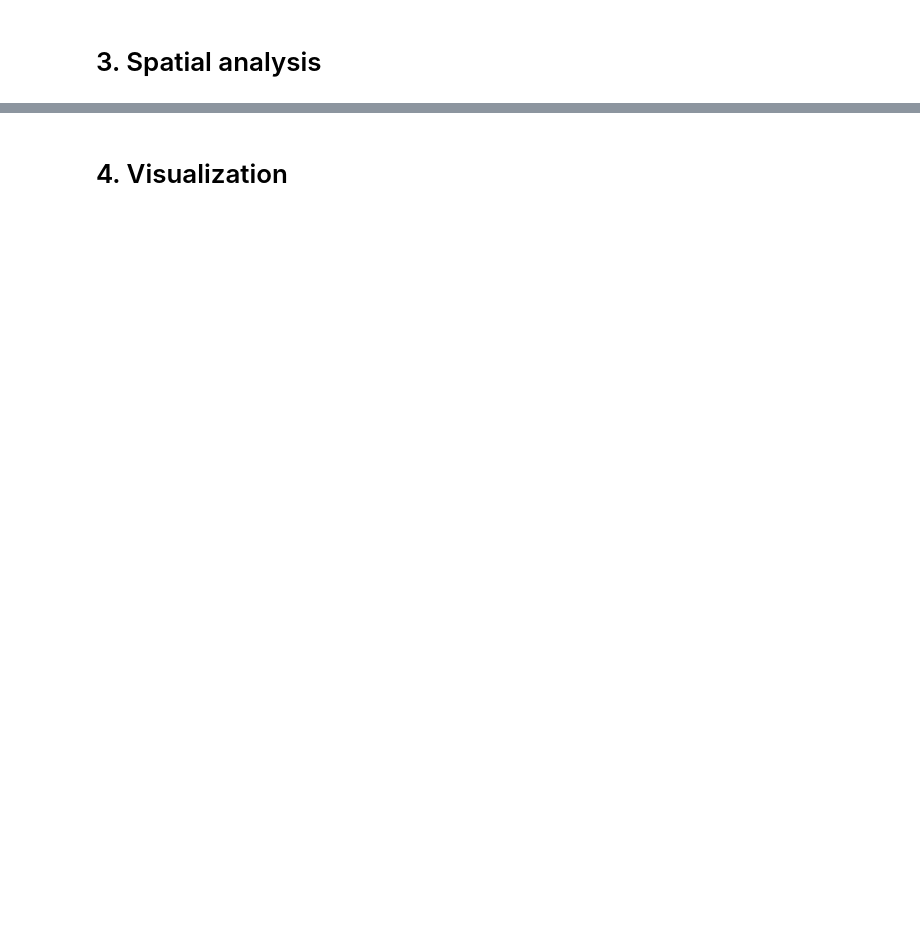
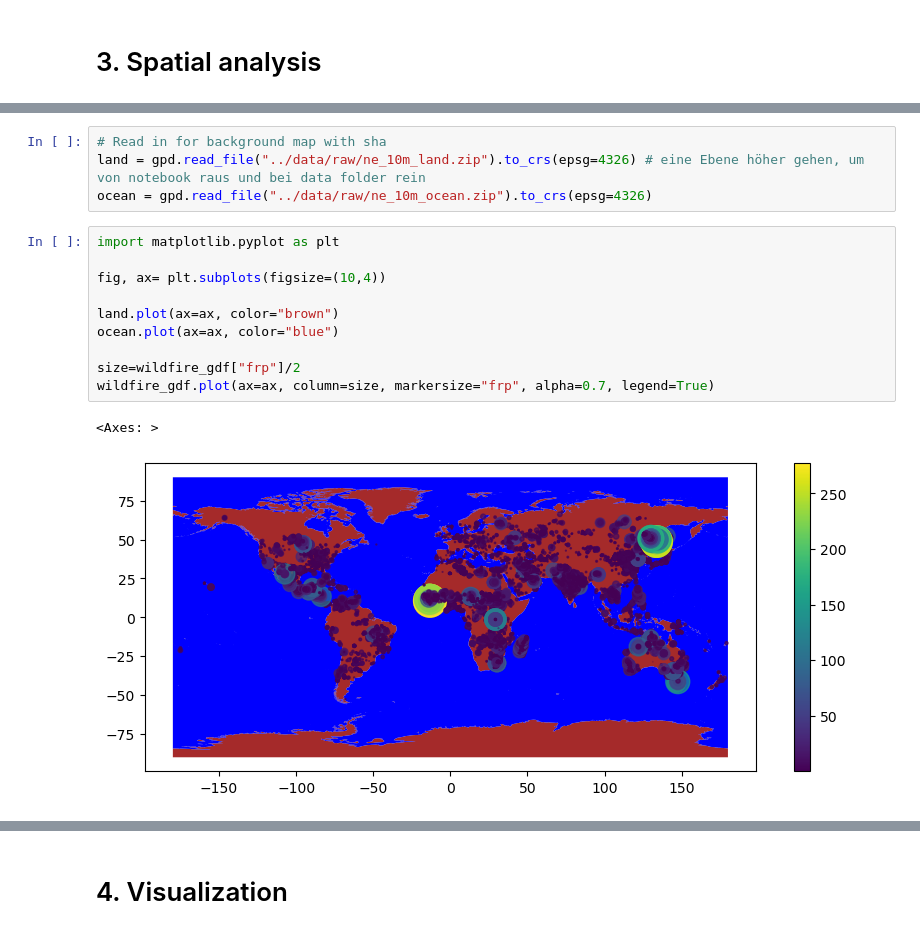
Before and after one commit to javierfeller/Project_SDS, a Jupyter notebook: notebooks/wildfire_project.ipynb, the cells around one changed output, grey strips where cells are left out. Cells and saved outputs as stored; diff of their text form; blank space fills up the shorter version.

```diff
--- a/notebooks/wildfire_project.ipynb
+++ b/notebooks/wildfire_project.ipynb
@@ -26,0 +60,17 @@ wildfire_gdf.head(3)
+# %%
+# Read in for background map with sha
+land = gpd.read_file("../data/raw/ne_10m_land.zip").to_crs(epsg=4326) # eine Ebene höher gehen, um von notebook raus und bei data folder rein
+ocean = gpd.read_file("../data/raw/ne_10m_ocean.zip").to_crs(epsg=4326)
+# %%
+import matplotlib.pyplot as plt
+
+fig, ax= plt.subplots(figsize=(10,4))
+
+land.plot(ax=ax, color="brown")
+ocean.plot(ax=ax, color="blue")
+
+size=wildfire_gdf["frp"]/2
+wildfire_gdf.plot(ax=ax, column=size, markersize="frp", alpha=0.7, legend=True)
+# %% [output]
+<Axes: >
+[figure, added]
```
Also changed, not shown: parts of 15 cells of this notebook.
